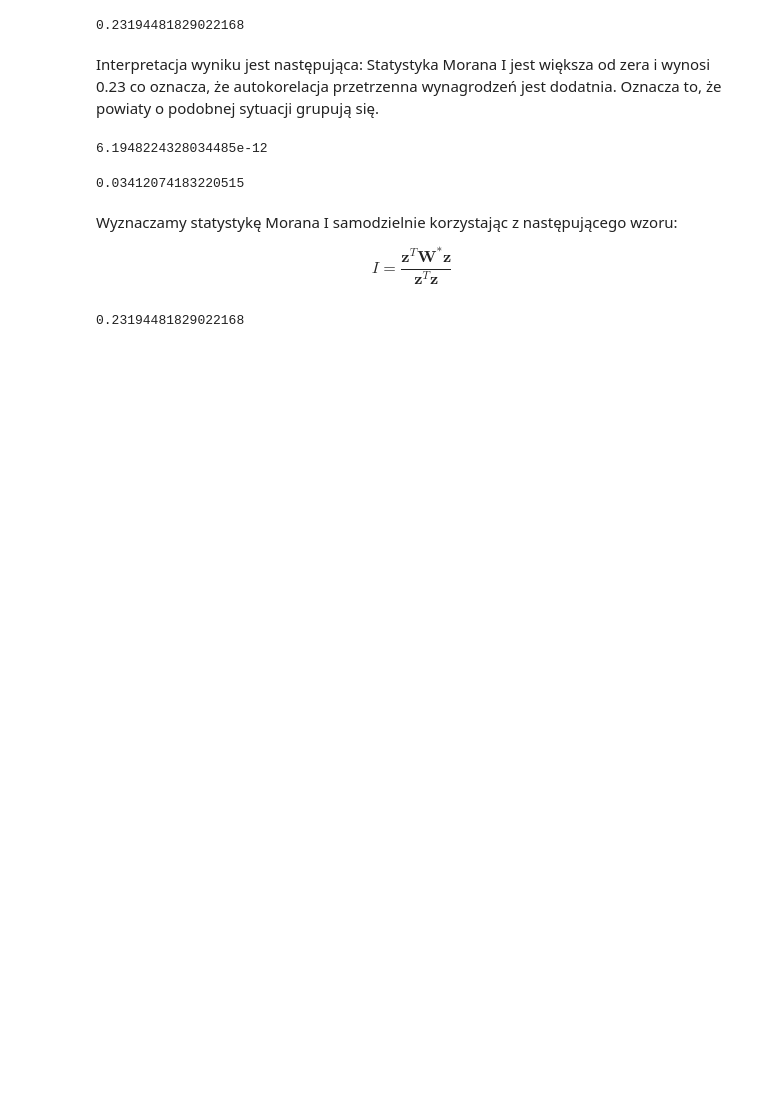
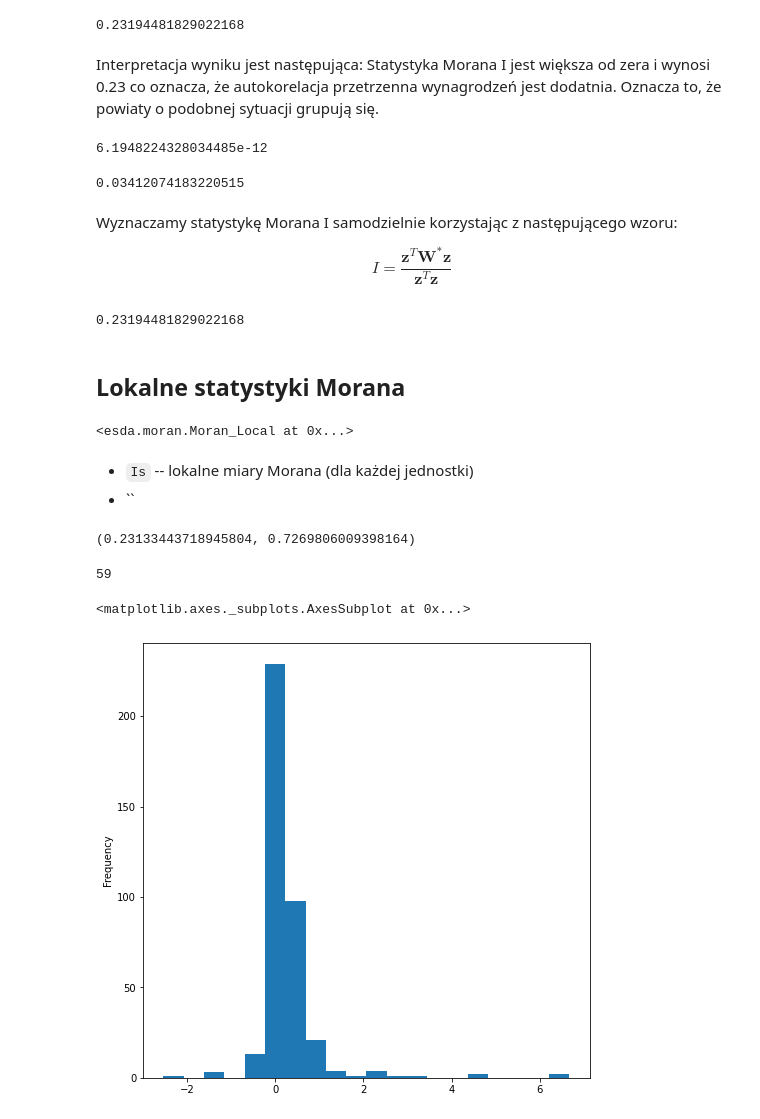
Before and after one commit to DepartmentOfStatisticsPUE/air-2022, a Jupyter notebook: notebooks/8_analizy_przestrzenne.ipynb, the cells around one changed output. Cells and saved outputs as stored; diff of their text form; code cells hidden in the pictures; blank space fills up the shorter version.

```diff
--- a/notebooks/8_analizy_przestrzenne.ipynb
+++ b/notebooks/8_analizy_przestrzenne.ipynb
@@ -241,3 +241,28 @@ I_recznie = (np.transpose(z) @ W_star @ z) / (np.transpose(z) @ z) # %*%
 I_recznie
 # %% [output]
 0.23194481829022168
+# %% [markdown]
+## Lokalne statystyki Morana
+# %%
+np.random.seed(1)
+lokalny_moran = esda.moran.Moran_Local(pow_df_dane.Wartosc, W)
+lokalny_moran
+# %% [output]
+<esda.moran.Moran_Local at 0x...>
+# %% [markdown]
++ `Is` -- lokalne miary Morana (dla każdej jednostki)
++ ``
+# %%
+np.mean(lokalny_moran.Is), np.std(lokalny_moran.Is)
+# %% [output]
+(0.23133443718945804, 0.7269806009398164)
+# %%
+np.sum(lokalny_moran.p_z_sim < 0.05)
+# %% [output]
+59
+# %%
+pow_df_dane["moran2"] = pd.DataFrame(lokalny_moran.Is)
+pow_df_dane.moran2.plot.hist(bins = 20)
+# %% [output]
+<matplotlib.axes._subplots.AxesSubplot at 0x...>
+[figure, added]
```
Also changed, not shown: parts of 6 cells of this notebook.
